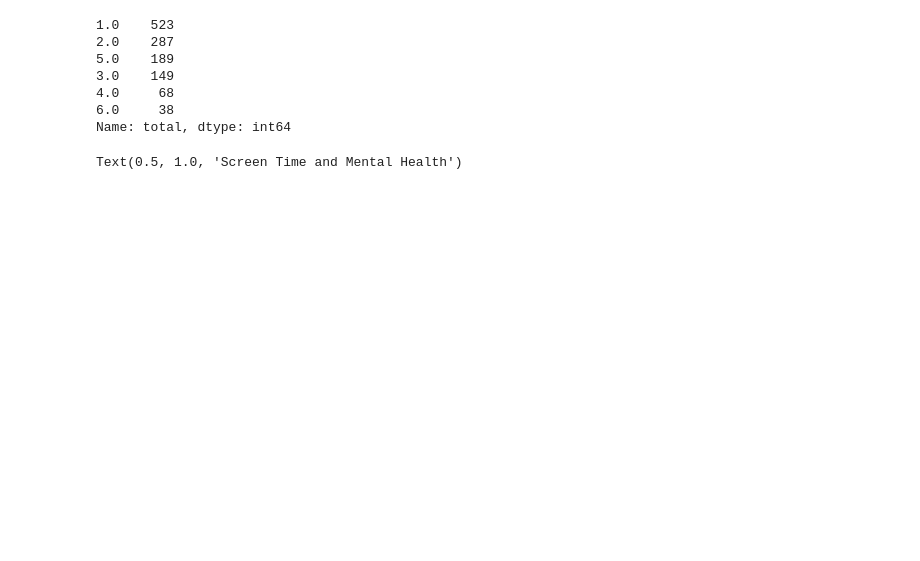
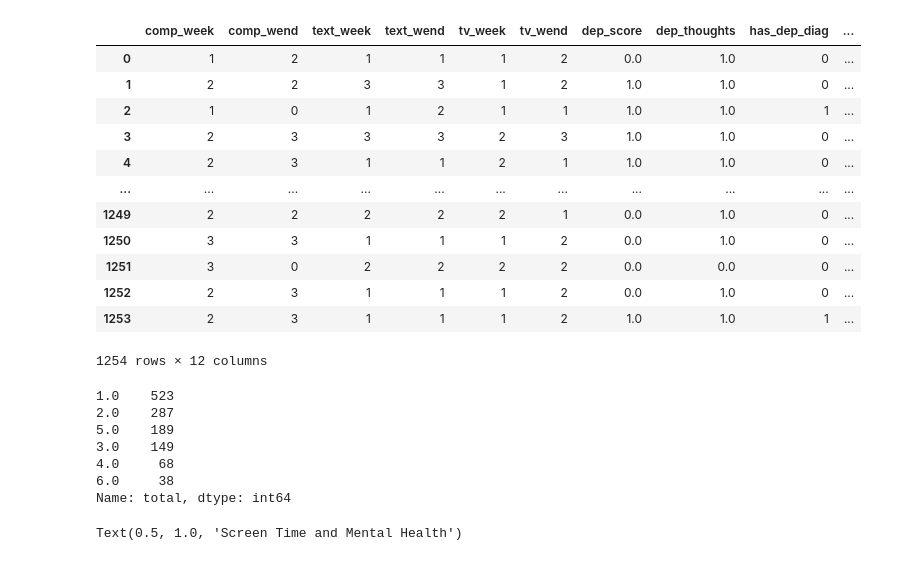
Before and after one commit to tomstark99/COMS30050, a Jupyter notebook: coursework/binary_classification/cor_Xs_y_total.ipynb, the cells around one changed output. Saved outputs shown, nothing was run; the diff lists cells and outputs as text; code cells hidden in the pictures; blank space fills up the shorter version.

```diff
--- a/coursework/binary_classification/cor_Xs_y_total.ipynb
+++ b/coursework/binary_classification/cor_Xs_y_total.ipynb
@@ -14,3 +31,19 @@ total = all_targets_copied['total']
+# %%
+all_targets_copied
+# %% [output]
+|  | comp_week | comp_wend | text_week | text_wend | tv_week | tv_wend | dep_score | dep_thoughts | has_dep_diag | ... |
+| 0 | 1 | 2 | 1 | 1 | 1 | 2 | 0.0 | 1.0 | 0 | ... |
+| 1 | 2 | 2 | 3 | 3 | 1 | 2 | 1.0 | 1.0 | 0 | ... |
+| 2 | 1 | 0 | 1 | 2 | 1 | 1 | 1.0 | 1.0 | 1 | ... |
+| 3 | 2 | 3 | 3 | 3 | 2 | 3 | 1.0 | 1.0 | 0 | ... |
+| 4 | 2 | 3 | 1 | 1 | 2 | 1 | 1.0 | 1.0 | 0 | ... |
+| ... | ... | ... | ... | ... | ... | ... | ... | ... | ... | ... |
+| 1249 | 2 | 2 | 2 | 2 | 2 | 1 | 0.0 | 1.0 | 0 | ... |
+| 1250 | 3 | 3 | 1 | 1 | 1 | 2 | 0.0 | 1.0 | 0 | ... |
+| 1251 | 3 | 0 | 2 | 2 | 2 | 2 | 0.0 | 0.0 | 0 | ... |
+| 1252 | 2 | 3 | 1 | 1 | 1 | 2 | 0.0 | 1.0 | 0 | ... |
+| 1253 | 2 | 3 | 1 | 1 | 1 | 2 | 1.0 | 1.0 | 1 | ... |
+1254 rows × 12 columns
 # %%
 total.value_counts()
 # %% [output]
```
Also changed, not shown: parts of 5 cells of this notebook, 1 other file.
